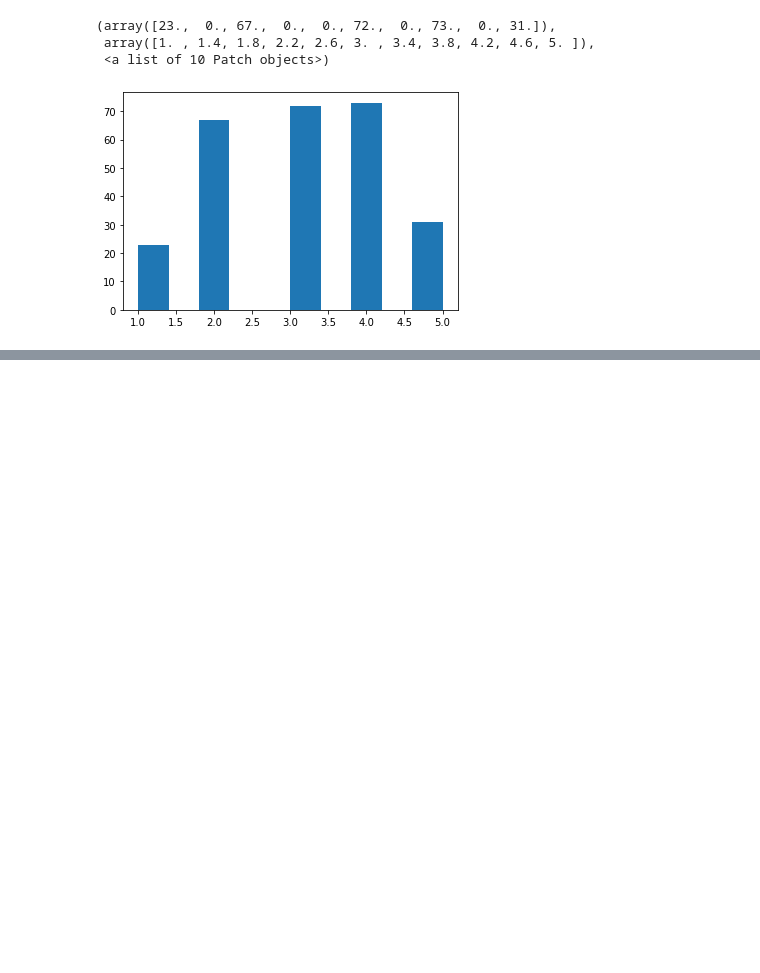
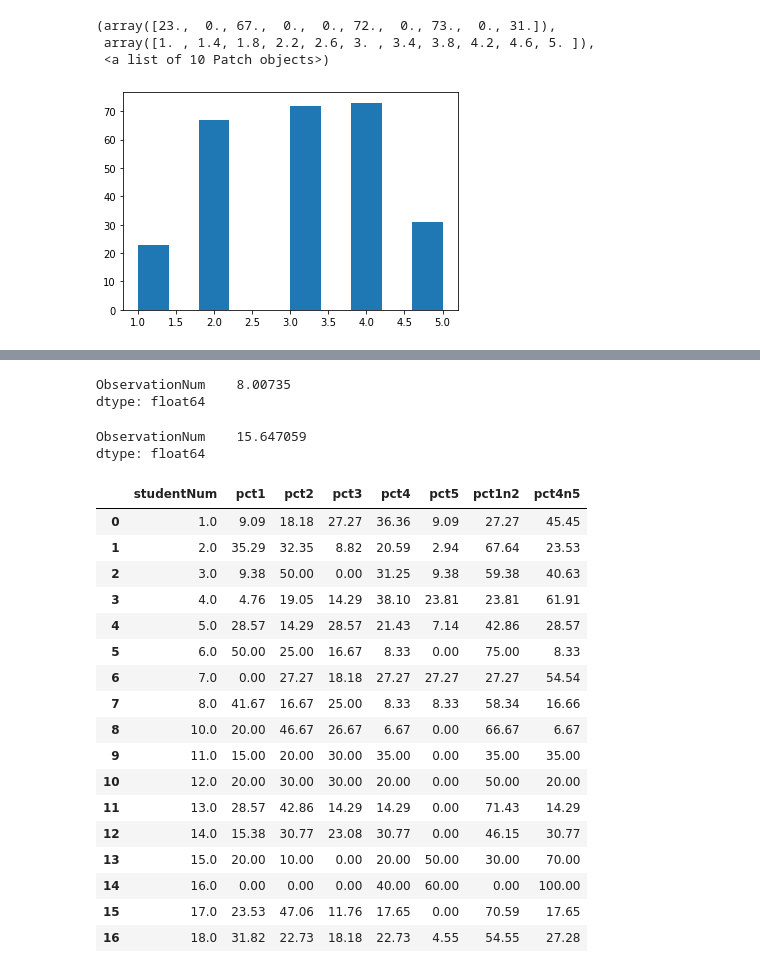
Before and after one commit to trevor-moss/Esplanade-Dataset-Analysis, a Jupyter notebook: analysis.ipynb, the cells around one changed output, grey strips where cells are left out. Drawn from its saved outputs; the diff is of its cells as text; code cells hidden in the pictures; blank space fills up the shorter version.

```diff
--- a/analysis.ipynb
+++ b/analysis.ipynb
@@ -175,0 +470,31 @@ print(round(sum(deltas)/len(deltas), 2))
+# %%
+observationsCount.std()
+# %% [output]
+ObservationNum    8.00735
+dtype: float64
+# %%
+observationsCount.mean()
+# %% [output]
+ObservationNum    15.647059
+dtype: float64
+# %%
+trevorCodedCounts
+# %% [output]
+|  | studentNum | pct1 | pct2 | pct3 | pct4 | pct5 | pct1n2 | pct4n5 |
+| 0 | 1.0 | 9.09 | 18.18 | 27.27 | 36.36 | 9.09 | 27.27 | 45.45 |
+| 1 | 2.0 | 35.29 | 32.35 | 8.82 | 20.59 | 2.94 | 67.64 | 23.53 |
+| 2 | 3.0 | 9.38 | 50.00 | 0.00 | 31.25 | 9.38 | 59.38 | 40.63 |
+| 3 | 4.0 | 4.76 | 19.05 | 14.29 | 38.10 | 23.81 | 23.81 | 61.91 |
+| 4 | 5.0 | 28.57 | 14.29 | 28.57 | 21.43 | 7.14 | 42.86 | 28.57 |
+| 5 | 6.0 | 50.00 | 25.00 | 16.67 | 8.33 | 0.00 | 75.00 | 8.33 |
+| 6 | 7.0 | 0.00 | 27.27 | 18.18 | 27.27 | 27.27 | 27.27 | 54.54 |
+| 7 | 8.0 | 41.67 | 16.67 | 25.00 | 8.33 | 8.33 | 58.34 | 16.66 |
+| 8 | 10.0 | 20.00 | 46.67 | 26.67 | 6.67 | 0.00 | 66.67 | 6.67 |
+| 9 | 11.0 | 15.00 | 20.00 | 30.00 | 35.00 | 0.00 | 35.00 | 35.00 |
+| 10 | 12.0 | 20.00 | 30.00 | 30.00 | 20.00 | 0.00 | 50.00 | 20.00 |
+| 11 | 13.0 | 28.57 | 42.86 | 14.29 | 14.29 | 0.00 | 71.43 | 14.29 |
+| 12 | 14.0 | 15.38 | 30.77 | 23.08 | 30.77 | 0.00 | 46.15 | 30.77 |
+| 13 | 15.0 | 20.00 | 10.00 | 0.00 | 20.00 | 50.00 | 30.00 | 70.00 |
+| 14 | 16.0 | 0.00 | 0.00 | 0.00 | 40.00 | 60.00 | 0.00 | 100.00 |
+| 15 | 17.0 | 23.53 | 47.06 | 11.76 | 17.65 | 0.00 | 70.59 | 17.65 |
+| 16 | 18.0 | 31.82 | 22.73 | 18.18 | 22.73 | 4.55 | 54.55 | 27.28 |
```
Also changed, not shown: parts of 45 cells of this notebook, 26 other files.
